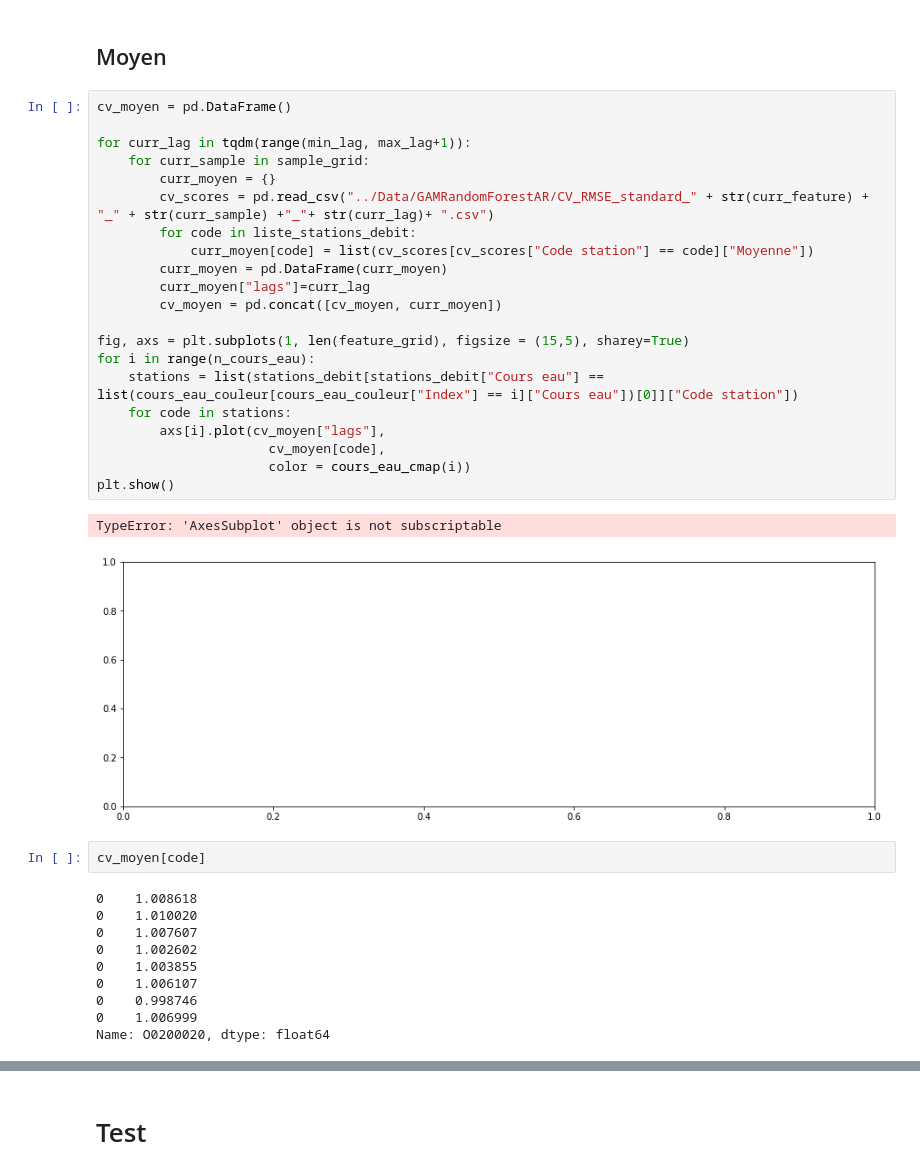
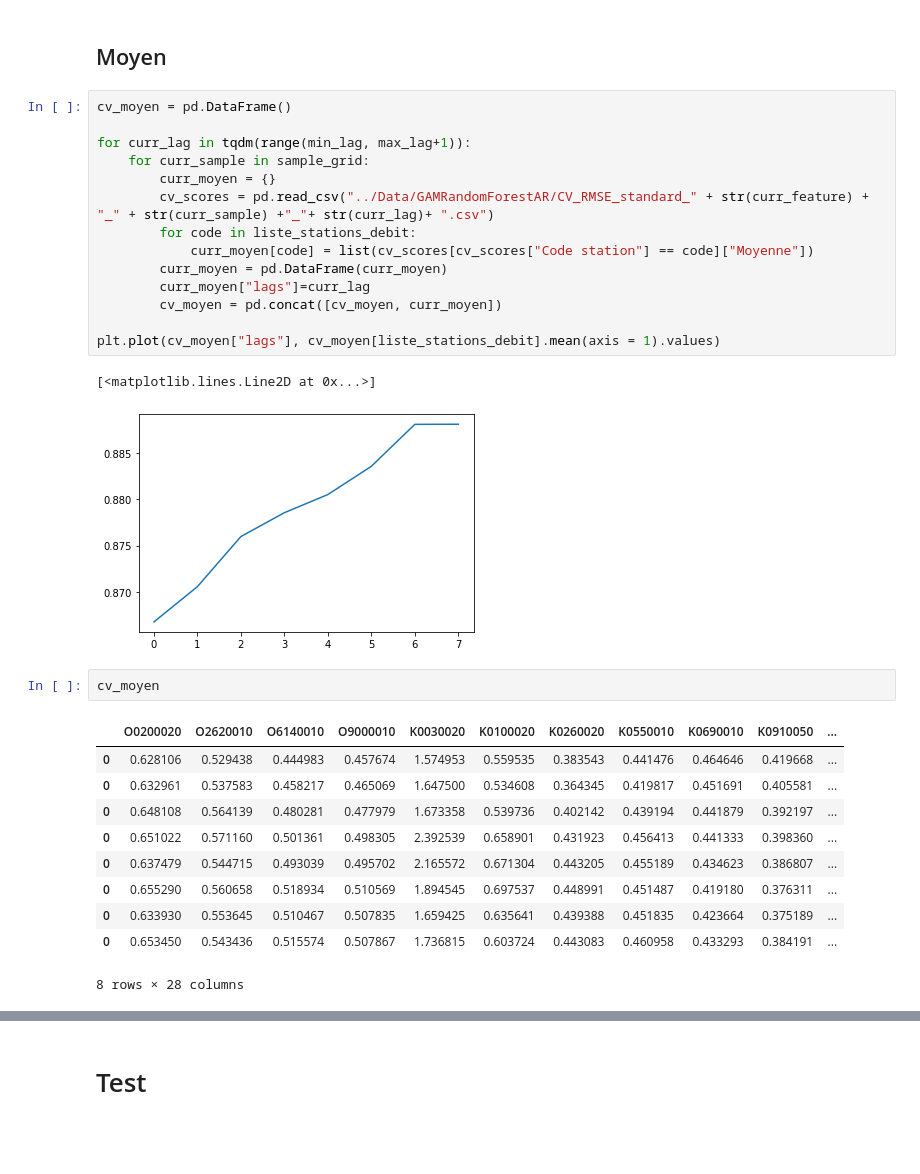
Before and after one commit to JlnZhou/ProjectML, a Jupyter notebook: Regression_GAMRandomForestAR-Copy1.ipynb, the cells around one changed output, grey strips where cells are left out. Saved outputs shown, nothing was run; the diff lists cells and outputs as text; blank space fills up the shorter version.

```diff
--- a/Regression_GAMRandomForestAR-Copy1.ipynb
+++ b/Regression_GAMRandomForestAR-Copy1.ipynb
@@ -365,39 +365,33 @@ plt.show()
 # %%
 cv_moyen = pd.DataFrame()
 
 for curr_lag in tqdm(range(min_lag, max_lag+1)):
     for curr_sample in sample_grid:
         curr_moyen = {}
         cv_scores = pd.read_csv("../Data/GAMRandomForestAR/CV_RMSE_standard_" + str(curr_feature) + "_" + str(curr_sample) +"_"+ str(curr_lag)+ ".csv")
         for code in liste_stations_debit:
             curr_moyen[code] = list(cv_scores[cv_scores["Code station"] == code]["Moyenne"])
         curr_moyen = pd.DataFrame(curr_moyen)
         curr_moyen["lags"]=curr_lag
         cv_moyen = pd.concat([cv_moyen, curr_moyen])
 
-fig, axs = plt.subplots(1, len(feature_grid), figsize = (15,5), sharey=True)
-for i in range(n_cours_eau):
-    stations = list(stations_debit[stations_debit["Cours eau"] == list(cours_eau_couleur[cours_eau_couleur["Index"] == i]["Cours eau"])[0]]["Code station"])
-    for code in stations:
-        axs[i].plot(cv_moyen["lags"],
-                      cv_moyen[code],
-                      color = cours_eau_cmap(i))
-plt.show()
+plt.plot(cv_moyen["lags"], cv_moyen[liste_stations_debit].mean(axis = 1).values)
 # %% [output]
-TypeError: 'AxesSubplot' object is not subscriptable
+[<matplotlib.lines.Line2D at 0x...>]
-[figure, old version]
+[figure, new version]
 # %%
-cv_moyen[code]
+cv_moyen
 # %% [output]
+|  | O0200020 | O2620010 | O6140010 | O9000010 | K0030020 | K0100020 | K0260020 | K0550010 | K0690010 | K0910050 | ... |
+| 0 | 0.628106 | 0.529438 | 0.444983 | 0.457674 | 1.574953 | 0.559535 | 0.383543 | 0.441476 | 0.464646 | 0.419668 | ... |
+| 0 | 0.632961 | 0.537583 | 0.458217 | 0.465069 | 1.647500 | 0.534608 | 0.364345 | 0.419817 | 0.451691 | 0.405581 | ... |
+| 0 | 0.648108 | 0.564139 | 0.480281 | 0.477979 | 1.673358 | 0.539736 | 0.402142 | 0.439194 | 0.441879 | 0.392197 | ... |
+| 0 | 0.651022 | 0.571160 | 0.501361 | 0.498305 | 2.392539 | 0.658901 | 0.431923 | 0.456413 | 0.441333 | 0.398360 | ... |
+| 0 | 0.637479 | 0.544715 | 0.493039 | 0.495702 | 2.165572 | 0.671304 | 0.443205 | 0.455189 | 0.434623 | 0.386807 | ... |
+| 0 | 0.655290 | 0.560658 | 0.518934 | 0.510569 | 1.894545 | 0.697537 | 0.448991 | 0.451487 | 0.419180 | 0.376311 | ... |
+| 0 | 0.633930 | 0.553645 | 0.510467 | 0.507835 | 1.659425 | 0.635641 | 0.439388 | 0.451835 | 0.423664 | 0.375189 | ... |
+| 0 | 0.653450 | 0.543436 | 0.515574 | 0.507867 | 1.736815 | 0.603724 | 0.443083 | 0.460958 | 0.433293 | 0.384191 | ... |
-0    1.008618
-0    1.010020
-0    1.007607
-0    1.002602
-0    1.003855
-0    1.006107
-0    0.998746
-0    1.006999
-Name: O0200020, dtype: float64
+8 rows × 28 columns
 # %%
 cv_moyen = pd.DataFrame()
 
```
Also changed, not shown: parts of 3 cells of this notebook.
